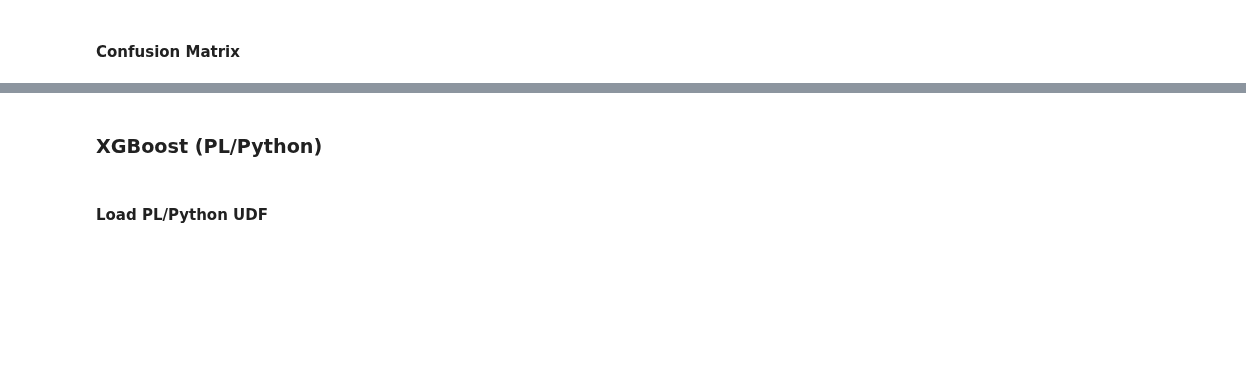
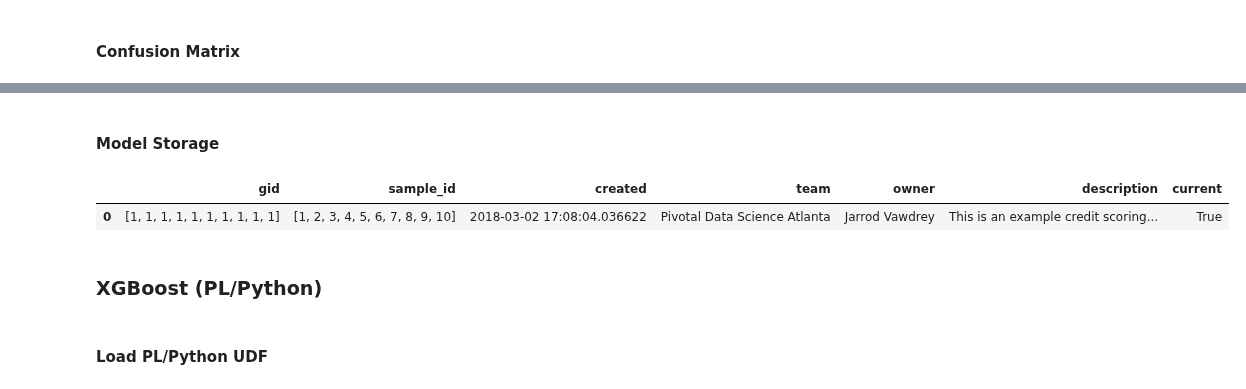
Before and after one commit to jvawdrey/gpdb5-demo, a Jupyter notebook: docker-jupyter/notebooks/Modeling Workflow Example - Greenplum Database.ipynb, the cells around one changed output, grey strips where cells are left out. Drawn from its saved outputs; the diff is of its cells as text; code cells hidden in the pictures; blank space fills up the shorter version.

```diff
--- a/docker-jupyter/notebooks/Modeling Workflow Example - Greenplum Database.ipynb
+++ b/docker-jupyter/notebooks/Modeling Workflow Example - Greenplum Database.ipynb
@@ -1135,3 +1172,46 @@ query_gpdb(query)
+# %% [markdown]
+#### Model Storage
+# %%
+query = """
+        DROP TABLE IF EXISTS public.my_models;
+        CREATE TABLE public.my_models (
+            gid integer[]
+           ,sample_id integer[]
+           ,tree madlib.bytea8[]
+           ,created timestamp
+           ,team text
+           ,owner text
+           ,description text
+           ,current boolean
+           ,model_id serial
+        );
+
+        INSERT INTO public.my_models (
+            SELECT array_agg(gid) AS gid
+                  ,array_agg(sample_id) AS sample_id
+                  ,array_agg(tree) AS tree
+                  ,now() AS created
+                  ,'Pivotal Data Science Atlanta' AS team
+                  ,'Jarrod Vawdrey' AS owner
+                  ,'This is an example credit scoring model' AS description
+                  ,True AS current
+            FROM public.rf_model_output
+        );
+
+        SELECT gid
+              ,sample_id
+              ,created
+              ,team
+              ,owner
+              ,description
+              ,current
+        FROM public.my_models
+    """
+
+query_gpdb(query)
+# %% [output]
+|  | gid | sample_id | created | team | owner | description | current |
+| 0 | [1, 1, 1, 1, 1, 1, 1, 1, 1, 1] | [1, 2, 3, 4, 5, 6, 7, 8, 9, 10] | 2018-03-02 17:08:04.036622 | Pivotal Data Science Atlanta | Jarrod Vawdrey | This is an example credit scoring... | True |
 # %% [markdown]
 ### XGBoost (PL/Python)
 # %% [markdown]
```
Also changed, not shown: parts of 28 cells of this notebook, 1 other file.
